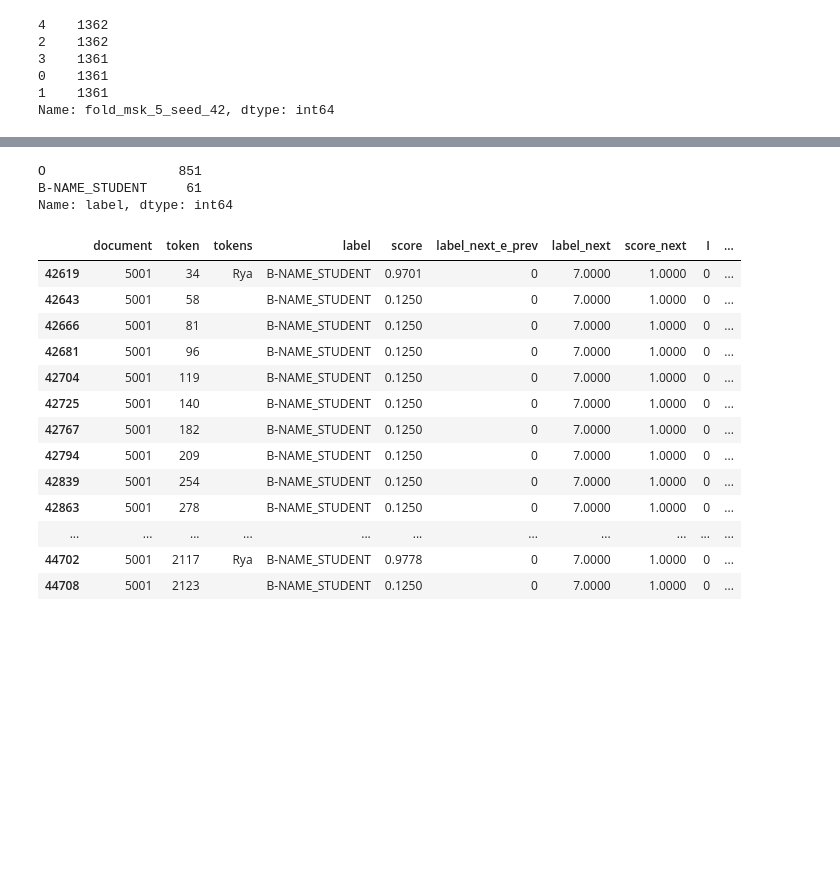
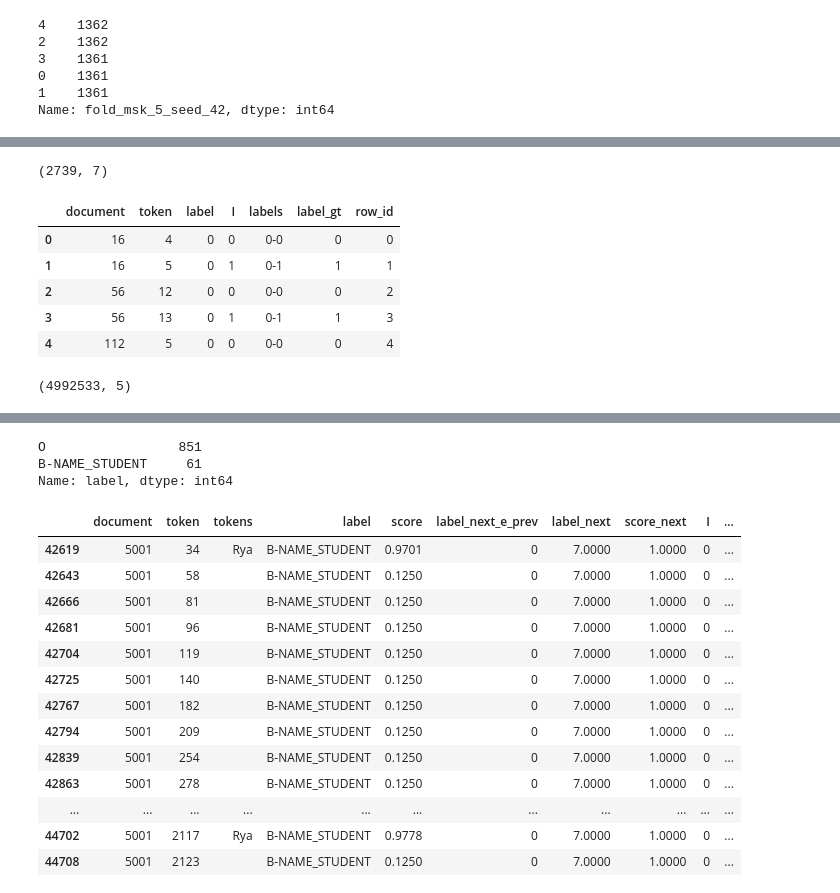
Before and after one commit to amedprof/PII-Data-Detection, a Jupyter notebook: notebook/inference.ipynb, the cells around one changed output, grey strips where cells are left out. Drawn from its saved outputs; the diff is of its cells as text; code cells hidden in the pictures; blank space fills up the shorter version.

```diff
--- a/notebook/inference.ipynb
+++ b/notebook/inference.ipynb
@@ -156,7 +168,7 @@ ID_NAME = {"0-0":"B-NAME_STUDENT","0-1":"I-NAME_STUDENT",
            "7-0":"O","7-1":"O"
           }
 
-def inference_steps(df,folder,bs=1,fold=0):
+def inference_steps(df,folder,bs=1,folds=[0]):
 
     # ==== Loading Args =========== #
     f = open(f'{folder}/params.json')
@@ -180,7 +192,8 @@ def inference_steps(df,folder,bs=1,fold=0):
 
 
     # ==== Loading checkpoints =========== #
-    checkpoints = [x.as_posix() for x in (Path(folder)).glob("*.pth") if f"fold_{fold}" in x.as_posix()]
+    checkpoints = [x.as_posix() for x in (Path(folder)).glob("*.pth") if f"config" not in x.as_posix()]
+    checkpoints = [ x for x in checkpoints if any([f"fold_{fold}" in x for fold in folds])]
     print(checkpoints)
     weights = [1/len(checkpoints)]*len(checkpoints)
 
@@ -227,13 +240,23 @@ def inference_steps(df,folder,bs=1,fold=0):
                     gt_df.append(gt)
 
 
+
+
         if predictions is not None:
-#             predictions = torch.max(predictions,torch.cat(preds,dim=0))
-            predictions+= torch.cat(preds,dim=0)*weight
+            predictions = torch.cat([torch.max(predictions[:, :-1], torch.cat(preds,dim=0)[:, :-1]),
+                                     torch.min(predictions[:, -1:], torch.cat(preds,dim=0)[:, -1:])],dim=-1)
+
+#             predictions+= torch.cat(preds,dim=0)*weight
         else:
-            predictions = torch.cat(preds,dim=0)*weight
+            predictions = torch.cat(preds,dim=0)#*weight
+
+#         if predictions is not None:
+# #             predictions = torch.max(predictions,torch.cat(preds,dim=0))
 #             predictions+= torch.cat(preds,dim=0)*weight
-        print(predictions.shape)
+#         else:
+#             predictions = torch.cat(preds,dim=0)*weight
+#             predictions+= torch.cat(preds,dim=0)*weight
+#         print(predictions.shape)
 
     predictions = predictions.softmax(-1)
     s,i = predictions.max(-1)
@@ -296,10 +320,13 @@ df[FOLD_NAME].value_counts()
 0    1361
 1    1361
 Name: fold_msk_5_seed_42, dtype: int64
-# %%
-FOLD = 0
 # %%
-pred_df_dv3,gt_df = inference_steps(df[df[FOLD_NAME]==FOLD],folder,bs=1,fold=FOLD)
+pred = []
+gt = []
+for FOLD in range(5):
+    pred_df_dv3,gt_df = inference_steps(df[df[FOLD_NAME]==FOLD],folder,bs=1,folds=[FOLD])
+    pred.append(pred_df_dv3)
+    gt.append(gt_df)
 # %% [output]
 Warning : n SEP will be replace by |
 Loaded 1361 samples.
@@ -309,2 +353,15 @@ torch.Size([997332, 8])
+# %%
+gt_df.shape
+# %% [output]
+(2739, 7)
+# %%
+gt_df.head()
+# %% [output]
+|  | document | token | label | I | labels | label_gt | row_id |
+| 0 | 16 | 4 | 0 | 0 | 0-0 | 0 | 0 |
+| 1 | 16 | 5 | 0 | 1 | 0-1 | 1 | 1 |
+| 2 | 56 | 12 | 0 | 0 | 0-0 | 0 | 2 |
+| 3 | 56 | 13 | 0 | 1 | 0-1 | 1 | 3 |
+| 4 | 112 | 5 | 0 | 0 | 0-0 | 0 | 4 |
 # %%
 g  = gt_df.copy()
@@ -311,3 +370,7 @@ g  = gt_df.copy()
+# %%
+pred_df.shape
+# %% [output]
+(4992533, 5)
 # %%
 gt_df['label'] = gt_df['labels'].map(ID_NAME)
 # %%
```
Also changed, not shown: parts of 46 cells of this notebook, 1 other file.
